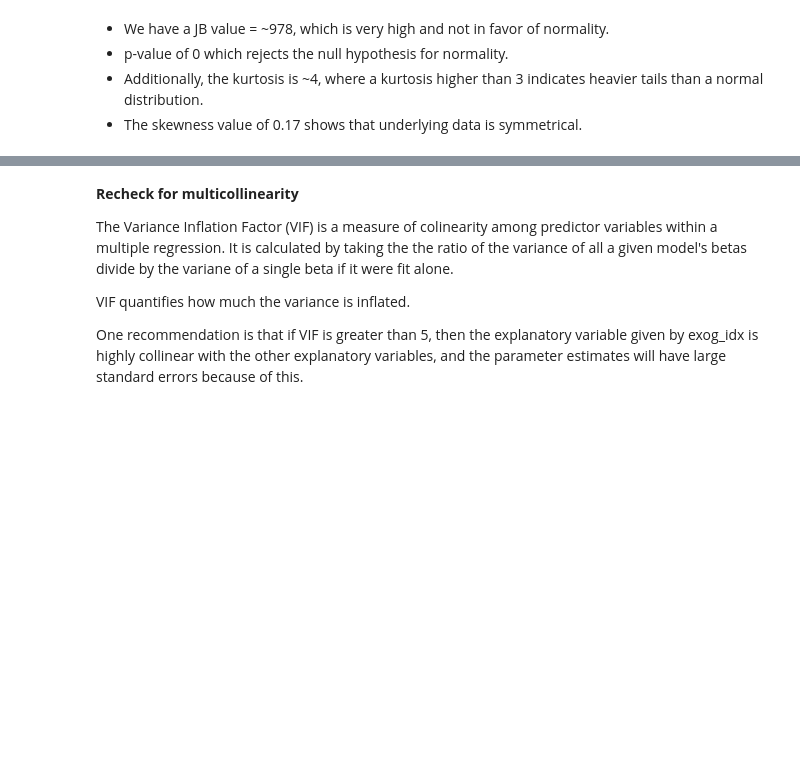
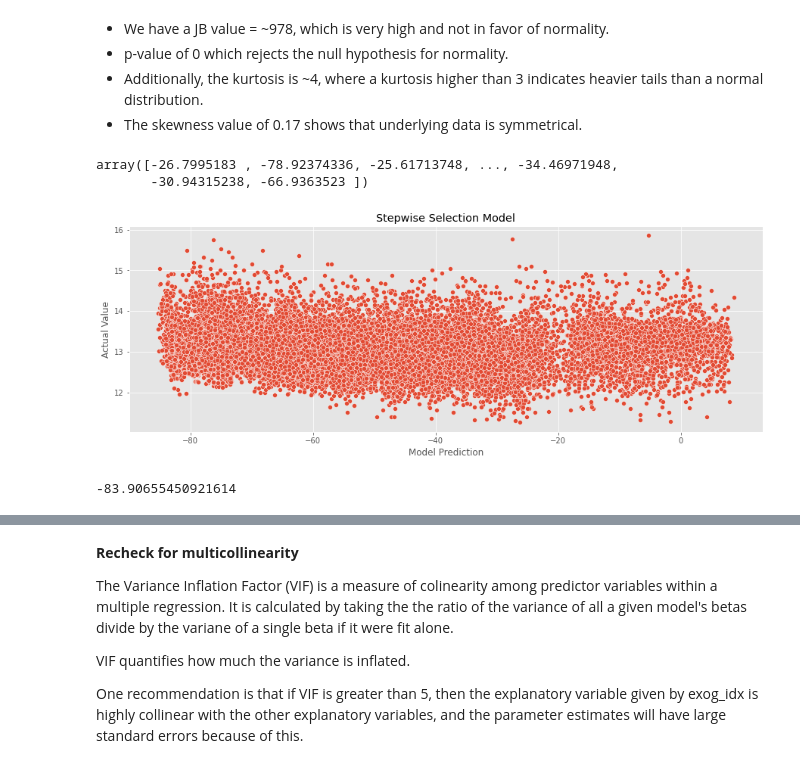
Before and after one commit to baotramduong/Portfolio_Project_Multivariate_Linear_Regression_King_County_Housing, a Jupyter notebook: Part II.B - Machine Learning with Log Transformation.ipynb, the cells around one changed output, grey strips where cells are left out. Saved outputs shown, nothing was run; the diff lists cells and outputs as text; code cells hidden in the pictures; blank space fills up the shorter version.

```diff
--- a/Part II.B - Machine Learning with Log Transformation.ipynb
+++ b/Part II.B - Machine Learning with Log Transformation.ipynb
@@ -213,3 +213,25 @@ strong multicollinearity or other numerical problems.
 * p-value of 0 which rejects the null hypothesis for normality.
 * Additionally, the kurtosis is ~4, where a kurtosis higher than 3 indicates heavier tails than a normal distribution.
 * The skewness value of 0.17 shows that underlying data is symmetrical.
+# %%
+#predict yhat using our model
+yhat = linreg.predict(X[result])
+yhat
+# %% [output]
+array([-26.7995183 , -78.92374336, -25.61713748, ..., -34.46971948,
+       -30.94315238, -66.9363523 ])
+# %%
+#plot y_hat
+plt.figure(figsize = (15, 5))
+sns.scatterplot(yhat, y)
+plt.title('Stepwise Selection Model')
+plt.xlabel('Model Prediction')
+plt.ylabel('Actual Value');
+plt.savefig('./Data & Figures/model_1_scatterplot')
+# %% [output]
+[figure, added]
+# %%
+#get intercept
+linreg.intercept_
+# %% [output]
+-83.90655450921614
```
Also changed, not shown: parts of 12 cells of this notebook.
